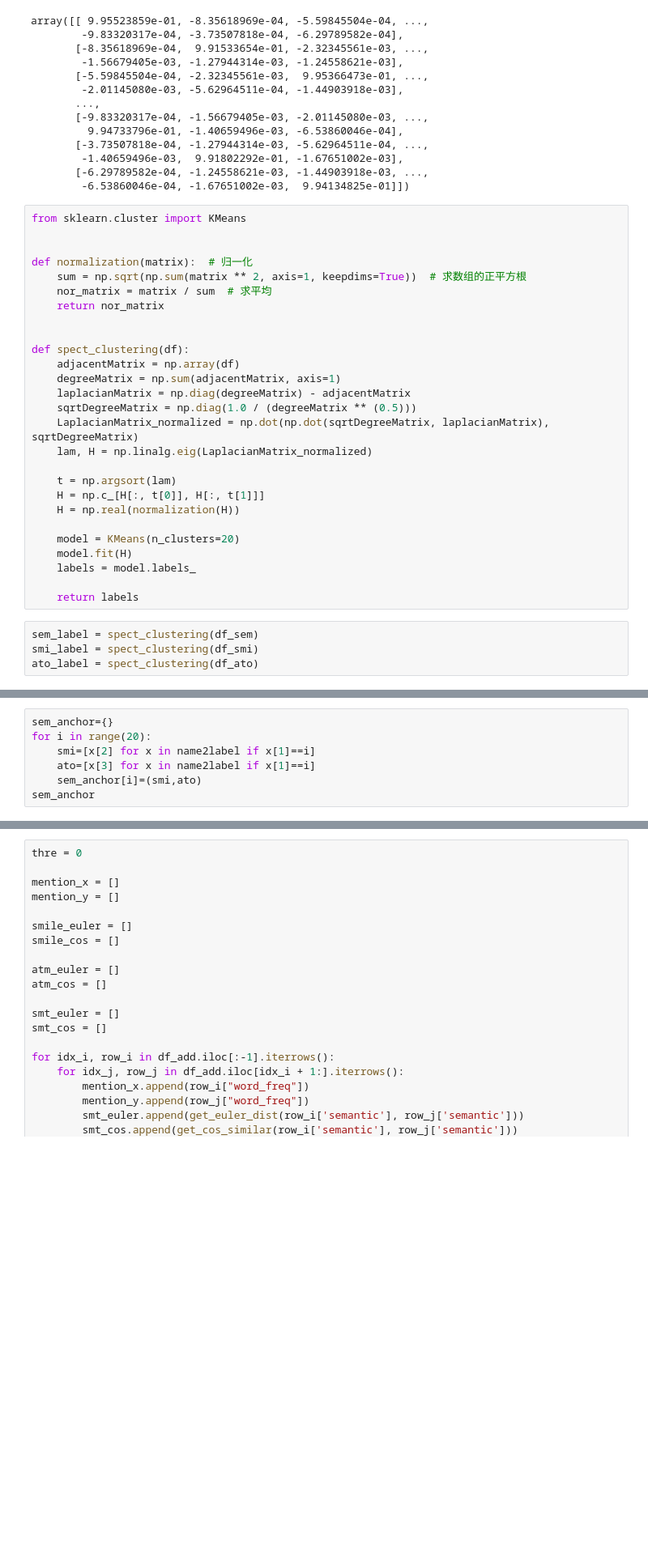
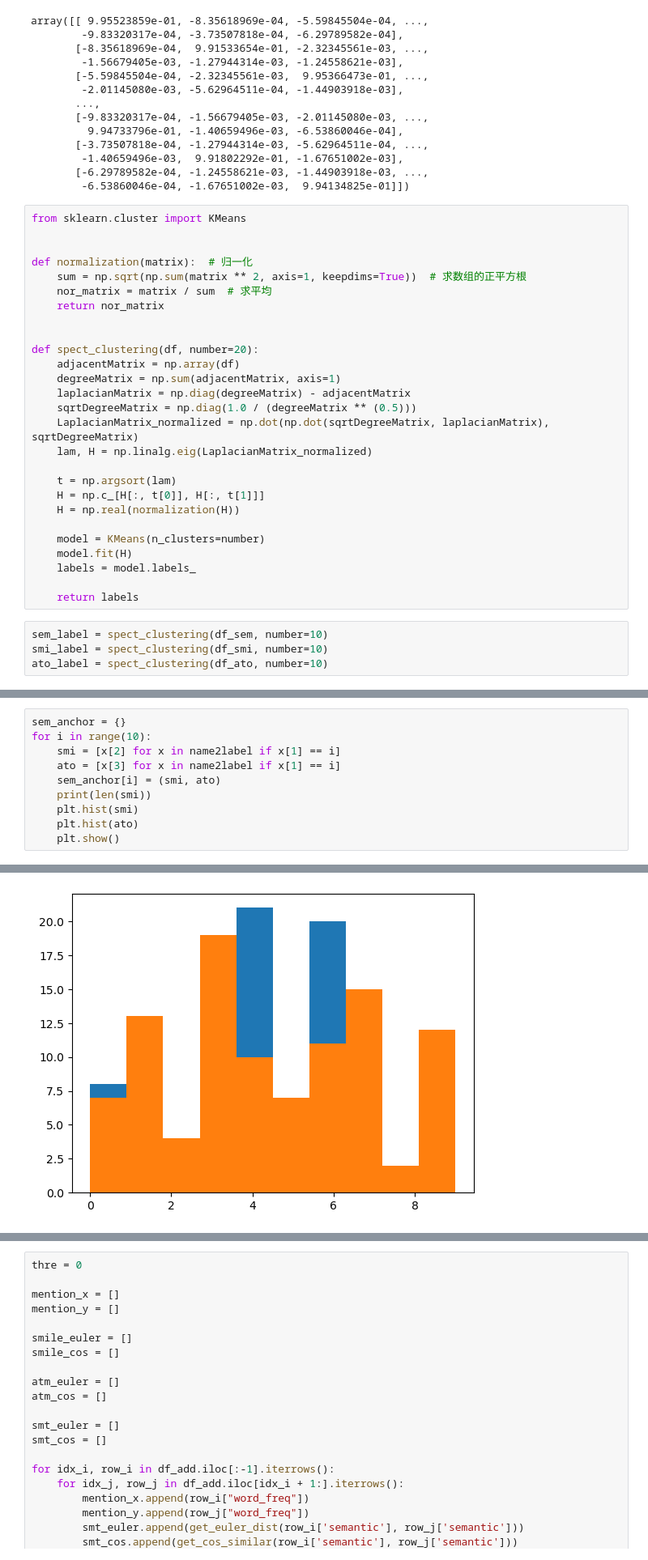
Before and after one commit to LyuZejian/CrystalEmbedding, a Jupyter notebook: Joint_analysis.ipynb, the cells around one changed output, grey strips where cells are left out. Shown at 81% size. Saved outputs shown, nothing was run; the diff lists cells and outputs as text; blank space fills up the shorter version.

```diff
--- a/Joint_analysis.ipynb
+++ b/Joint_analysis.ipynb
@@ -346,7 +334,7 @@ def normalization(matrix):  # 归一化
     return nor_matrix
 
 
-def spect_clustering(df):
+def spect_clustering(df, number=20):
     adjacentMatrix = np.array(df)
     degreeMatrix = np.sum(adjacentMatrix, axis=1)
     laplacianMatrix = np.diag(degreeMatrix) - adjacentMatrix
@@ -358,13 +346,13 @@ def spect_clustering(df):
     H = np.c_[H[:, t[0]], H[:, t[1]]]
     H = np.real(normalization(H))
 
-    model = KMeans(n_clusters=20)
+    model = KMeans(n_clusters=number)
     model.fit(H)
     labels = model.labels_
 
     return labels
 # %%
-sem_label = spect_clustering(df_sem)
-smi_label = spect_clustering(df_smi)
-ato_label = spect_clustering(df_ato)
+sem_label = spect_clustering(df_sem, number=10)
+smi_label = spect_clustering(df_smi, number=10)
+ato_label = spect_clustering(df_ato, number=10)
 # %%
@@ -393,8 +381,11 @@ name2label
 # %%
-sem_anchor={}
-for i in range(20):
-    smi=[x[2] for x in name2label if x[1]==i]
-    ato=[x[3] for x in name2label if x[1]==i]
-    sem_anchor[i]=(smi,ato)
-sem_anchor
+sem_anchor = {}
+for i in range(10):
+    smi = [x[2] for x in name2label if x[1] == i]
+    ato = [x[3] for x in name2label if x[1] == i]
+    sem_anchor[i] = (smi, ato)
+    print(len(smi))
+    plt.hist(smi)
+    plt.hist(ato)
+    plt.show()
 # %% [output]
@@ -417,0 +393 @@ sem_anchor
+[figure, added]
```
Also changed, not shown: parts of 10 cells of this notebook, 1 other file.
